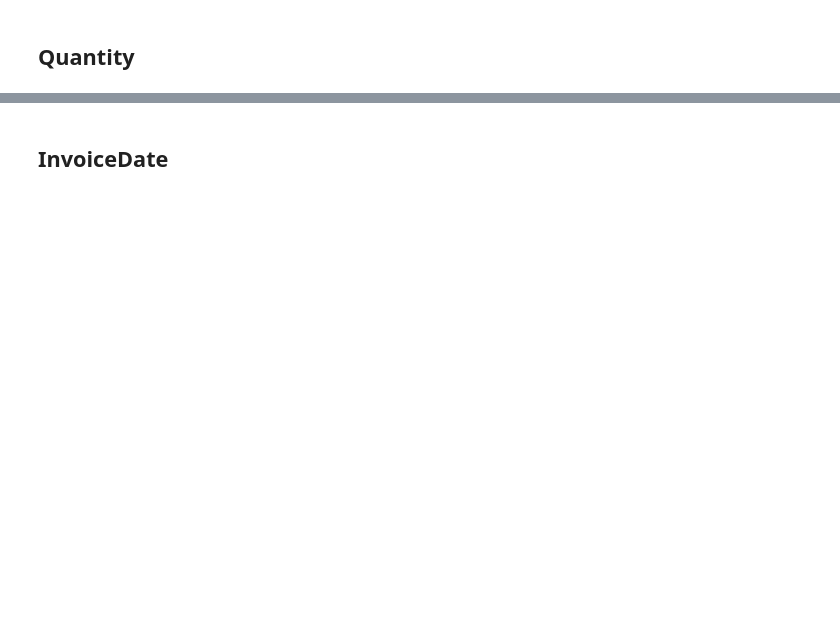
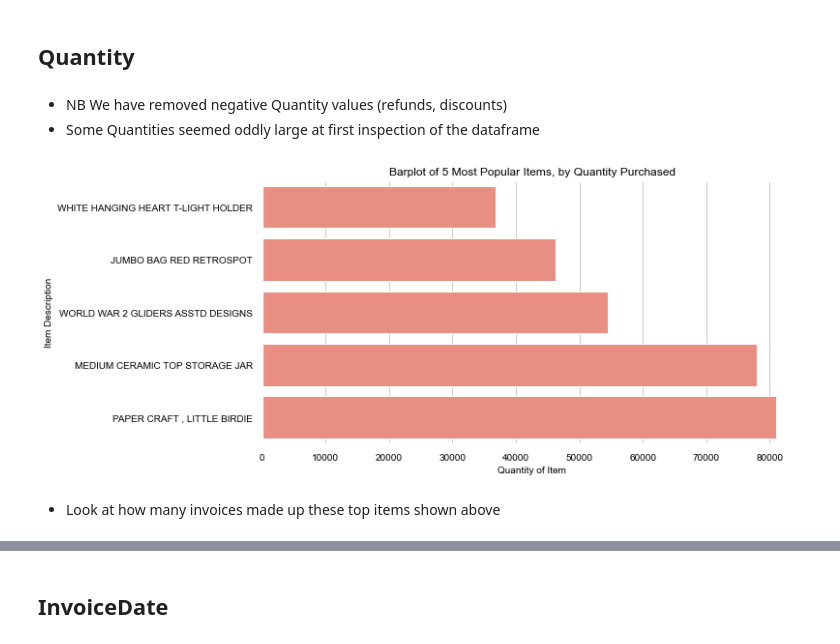
Before and after one commit to AdamBlomfield/customer_segmentation_via_cluster_analysis, a Jupyter notebook: notebooks/02_Data_Exploration.ipynb, the cells around one changed output, grey strips where cells are left out. Saved outputs shown, nothing was run; the diff lists cells and outputs as text; code cells hidden in the pictures; blank space fills up the shorter version.

```diff
--- a/notebooks/02_Data_Exploration.ipynb
+++ b/notebooks/02_Data_Exploration.ipynb
@@ -213,2 +205,23 @@ TypeError: Horizontal orientation requires numeric `x` variable.
 # %% [markdown]
 ## Quantity
+# %% [markdown]
+* NB We have removed negative Quantity values (refunds, discounts)
+* Some Quantities seemed oddly large at first inspection of the dataframe
+# %%
+# Most Popular Products by Quantity
+n = 5
+highest_quantity_items = df[['Description', 'Quantity']].groupby('Description').sum().sort_values(by=['Quantity'])[-n:]
+
+# Plot
+ax = sns.barplot(x = highest_quantity_items['Quantity'],
+            y = highest_quantity_items.index,
+            color='salmon')
+
+# Set titles
+ax.set(title ='Barplot of {} Most Popular Items, by Quantity Purchased'.format(n),
+       xlabel='Quantity of Item',
+       ylabel='Item Description');
+# %% [output]
+[figure, added]
+# %% [markdown]
+* Look at how many invoices made up these top items shown above
```
Also changed, not shown: parts of 23 cells of this notebook, 1 other file.
